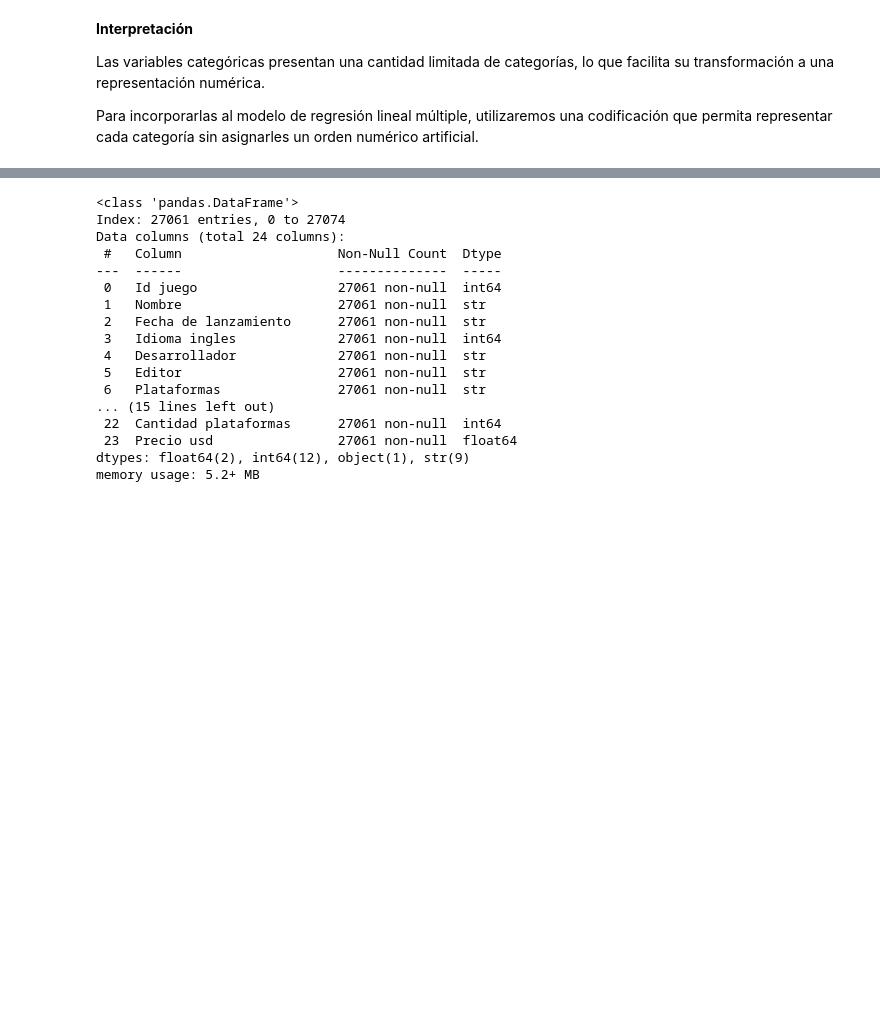
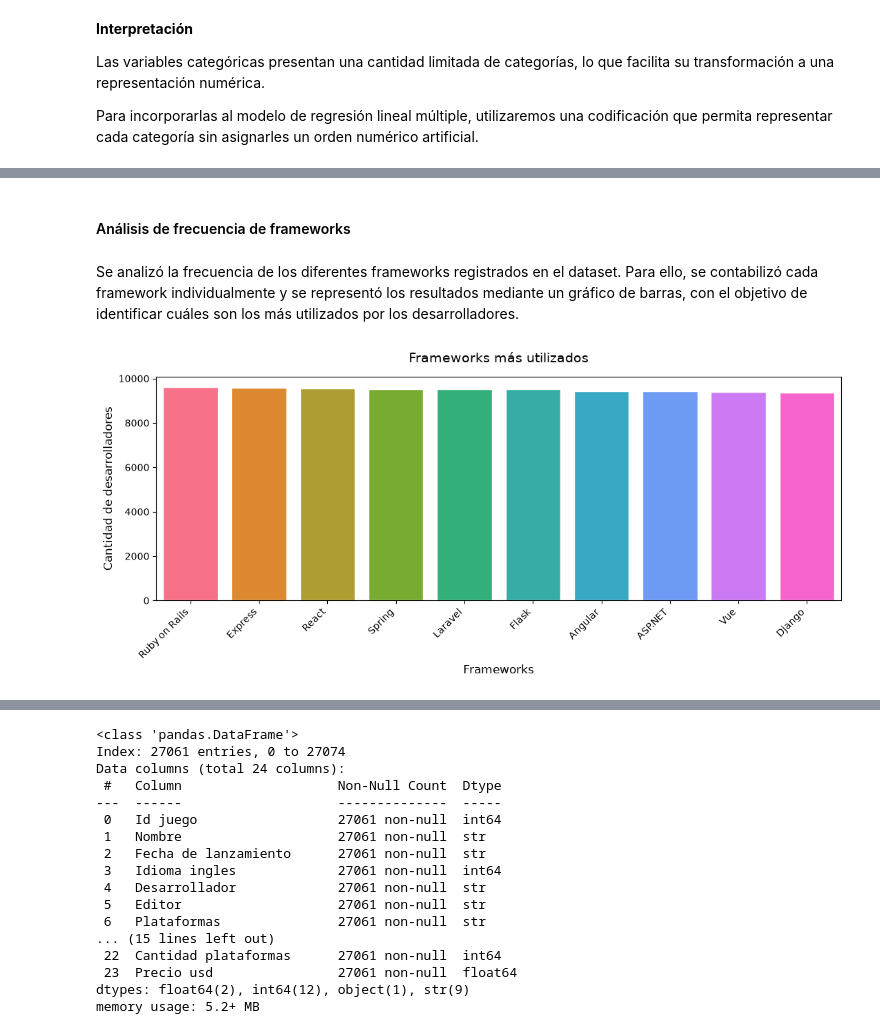
Before and after one commit to Itz-U/Proyecto2_Olivera_Urriola_UPSO-Salliquelo, a Jupyter notebook: Proyecto2_Olivera_Urriola_Salliquelo.ipynb, the cells around one changed output, grey strips where cells are left out. Drawn from its saved outputs; the diff is of its cells as text; code cells hidden in the pictures; blank space fills up the shorter version.

```diff
--- a/Proyecto2_Olivera_Urriola_Salliquelo.ipynb
+++ b/Proyecto2_Olivera_Urriola_Salliquelo.ipynb
@@ -595,0 +599,10 @@ Para incorporarlas al modelo de regresión lineal múltiple, utilizaremos una co
+# %%
+# Separamos los frameworks
+df["lista_frameworks"] = df["frameworks"].apply(
+    lambda texto: list(dict.fromkeys(
+        framework.strip() for framework in texto.split(",")
+    ))
+)
+
+# Visualizamos las tecnologías separadas
+df[["lista_lenguajes", "lista_frameworks"]].head()
@@ -595,0 +616,37 @@ Para incorporarlas al modelo de regresión lineal múltiple, utilizaremos una co
+# %% [markdown]
+#### Análisis de frecuencia de frameworks
+# %% [markdown]
+Se analizó la frecuencia de los diferentes frameworks registrados en el dataset. Para ello, se contabilizó  cada framework individualmente y se representó los resultados mediante un gráfico de barras, con el objetivo de identificar cuáles son los más utilizados por los desarrolladores.
+# %%
+# Contamos la frecuencia de cada framework
+frecuencia_frameworks = (
+    df["lista_frameworks"]
+    .explode()
+    .value_counts()
+)
+
+fig, ax = plt.subplots(figsize=(11, 5))
+
+sns.barplot(
+    x=frecuencia_frameworks.index,
+    y=frecuencia_frameworks.values,
+    color="steelblue",
+    edgecolor="white",
+    linewidth=1,
+    ax=ax
+)
+
+# Paleta HUSL
+paleta_barras = sns.color_palette("husl", len(ax.patches))
+
+for i, barra in enumerate(ax.patches):
+    barra.set_facecolor(paleta_barras[i])
+
+plt.title("Frameworks más utilizados", fontsize=14, pad=15)
+plt.xlabel("Frameworks", fontsize=12)
+plt.ylabel("Cantidad de desarrolladores", fontsize=12)
+plt.xticks(rotation=45, ha="right")
+plt.tight_layout()
+plt.show()
+# %% [output]
+[figure, added]
```
Also changed, not shown: parts of 9 cells of this notebook.
